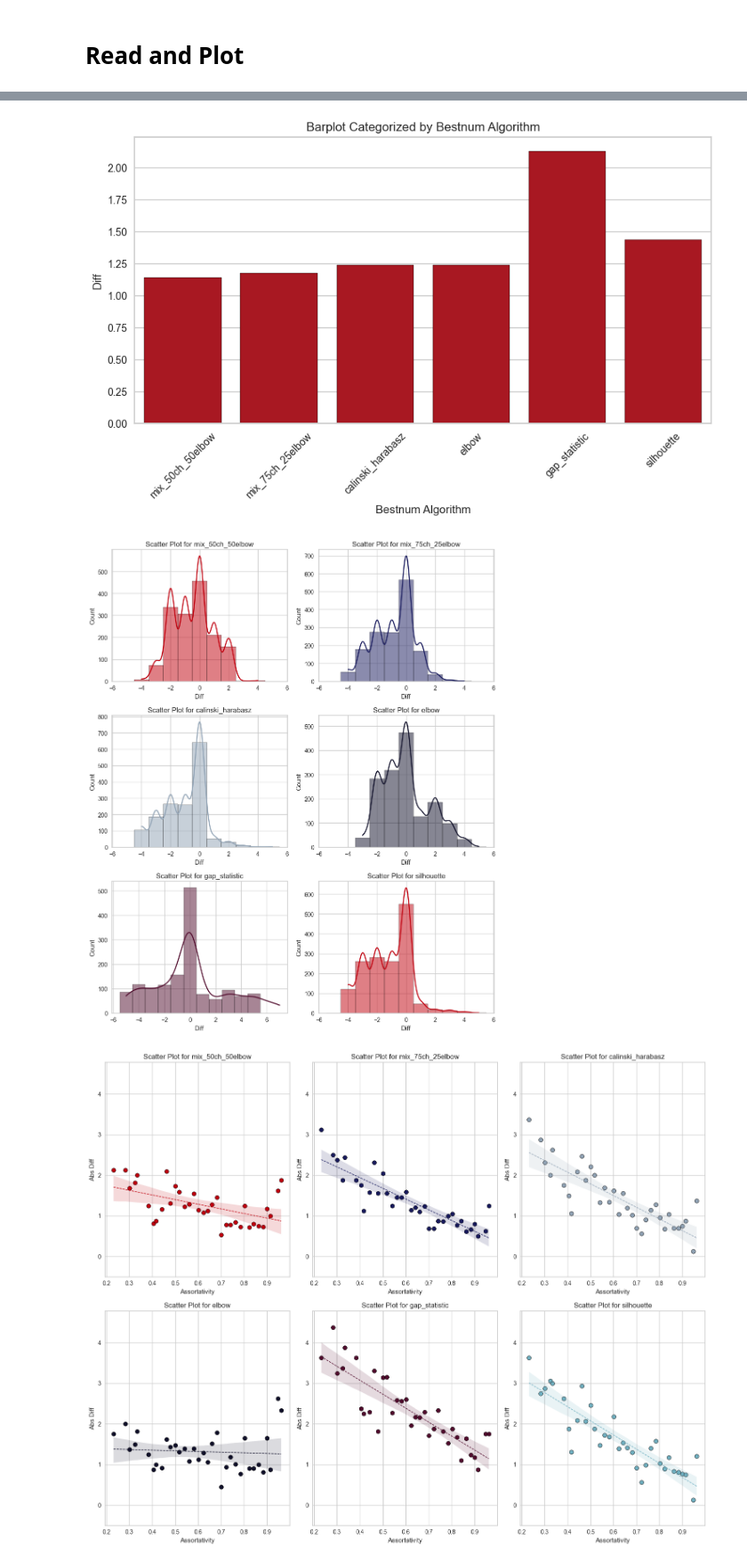
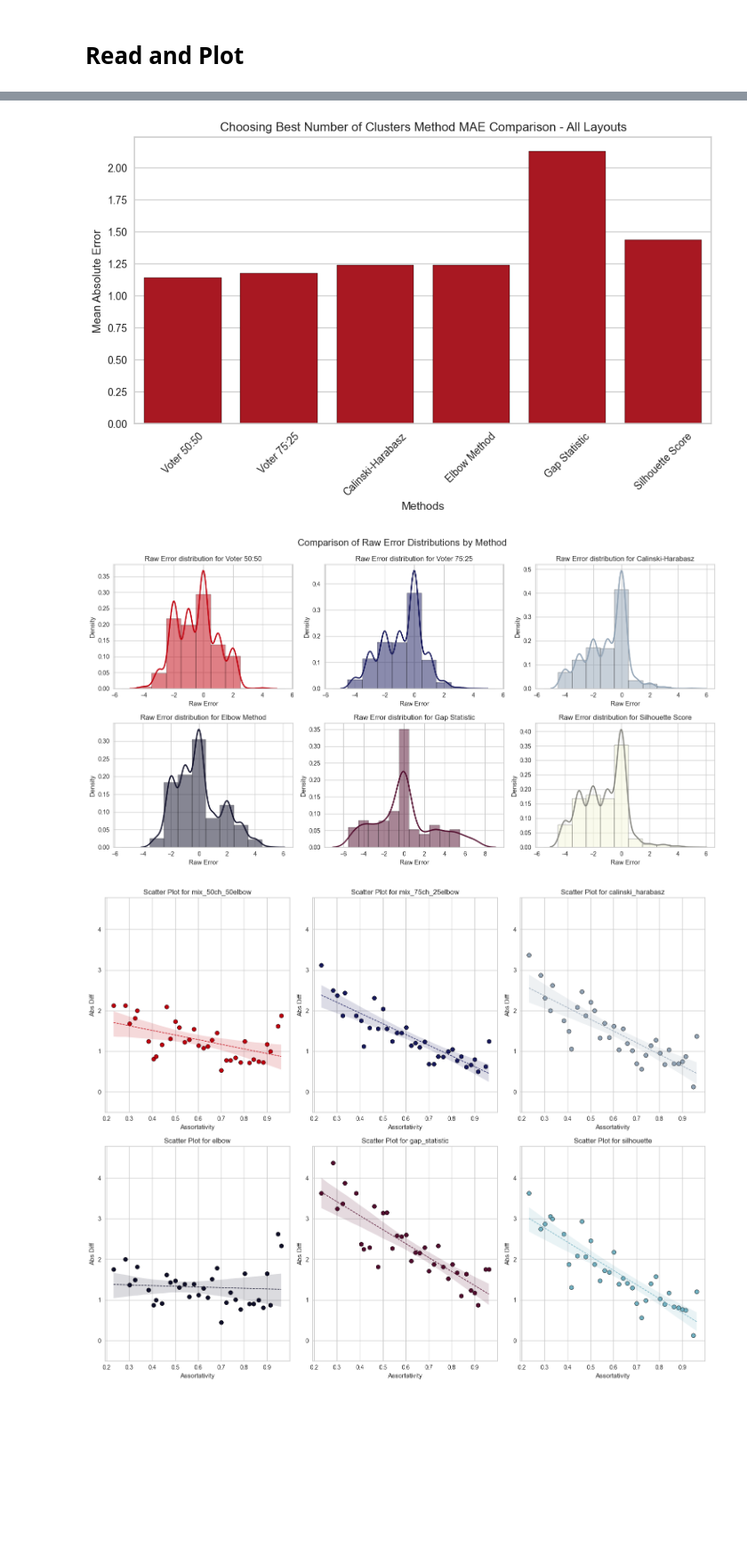
Before and after one commit to ARUMHC/Geometric-Properties-of-Graph-Visualization-Methods, a Jupyter notebook: code/NUM_CLUST_choosing_method/ANALYSIS_bestnum_all_layouts.ipynb, the cells around one changed output, grey strips where cells are left out. Shown at 89% size. Cells and saved outputs as stored; diff of their text form; code cells hidden in the pictures; blank space fills up the shorter version.

```diff
--- a/code/NUM_CLUST_choosing_method/ANALYSIS_bestnum_all_layouts.ipynb
+++ b/code/NUM_CLUST_choosing_method/ANALYSIS_bestnum_all_layouts.ipynb
@@ -16,7 +16,7 @@ import matplotlib.pyplot as plt
 
 # Define a custom color palette
 wake_up_and_its_over = ['#62B8CE','#885B59','#892203','#E5510D','#605E04']
-mammalian_sighting_reflex = ['#C0000D','#17195C','#91A3B5','#0F0F29','#510C2D', '#FCFCFC']
+mammalian_sighting_reflex = ['#C0000D','#17195C','#91A3B5','#0F0F29','#510C2D', '#D8D9D5']
 
 # Set the custom palette in Seaborn
 sns.set_palette(mammalian_sighting_reflex)
@@ -86,43 +86,59 @@ df_all_results.head()
 | 4 | 0 | 0.948207 | fruchterman_reingold | 2 | 4 | 100.0 | mix_50ch_50elbow | ... |
 # %%
 plt.figure(figsize=(10, 5))
-sns.barplot(x='bestnum_algo', y='abs_diff', data=df_all_results,estimator=np.mean, ci=False, edgecolor='black')
+ax = sns.barplot(x='bestnum_algo', y='abs_diff', data=df_all_results, estimator=np.mean, ci=False, edgecolor='black')
+
+# Define custom labels for the bars
+custom_labels = ['Voter 50:50', 'Voter 75:25', 'Calinski-Harabasz', 'Elbow Method', 'Gap Statistic', 'Silhouette Score']
 
 # Customize the plot
-plt.title('Barplot Categorized by Bestnum Algorithm')
-plt.xlabel('Bestnum Algorithm')
-plt.ylabel('Diff')
+plt.title('Choosing Best Number of Clusters Method MAE Comparison - All Layouts')
+plt.xlabel('Methods')
+plt.ylabel('Mean Absolute Error')
 plt.xticks(rotation=45)  # Rotate x-axis labels if needed
+
+
+# Set custom labels for the bars
+ax.set_xticklabels(custom_labels)
 
 # Show the plot
 plt.show()
 # %% [output]
-[figure, old version]
+[figure, new version]
 # %%
-palette_dict = dict(zip(df_all_results['bestnum_algo'].unique(), ['#C0000D','#17195C','#91A3B5','#0F0F29','#510C2D','#C0000D']))
+# mammalian_sighting_reflex = ['#C0000D','#17195C','#0F0F29','#510C2D','#F5F7DA', '#B3444C', '#343679', '#373749']
 
-# Create subplots
-fig, axes = plt.subplots(3, 2, figsize=(10, 12))
+palette_dict = dict(zip(df_all_results['bestnum_algo'].unique(), ['#C0000D','#17195C','#91A3B5','#0F0F29','#510C2D','#F5F7DA']))
+kde_palette_dict = dict(zip(df_all_results['bestnum_algo'].unique(), ['#C0000D','#17195C','#91A3B5','#0F0F29','#510C2D','#81817C']))
+
+
+# Create subplotsD8D9D5
+fig, axes = plt.subplots(2, 3, figsize=(15, 8))
 axes = axes.flatten()
 unique_algos = df_all_results['bestnum_algo'].unique()
 
 # Define the bin edges
 bin_edges = [-5.5,-4.5,-3.5,-2.5,-1.5,-0.5, 0.5, 1.5, 2.5, 3.5, 4.5, 5.5]
+custom_labels = ['Voter 50:50', 'Voter 75:25', 'Calinski-Harabasz', 'Elbow Method', 'Gap Statistic', 'Silhouette Score']
 
 # Iterate over each subplot and unique bestnum_algo
-for ax, algo in zip(axes, unique_algos):
+for ax, algo, custom_label  in zip(axes, unique_algos, custom_labels):
     # Filter data for the current bestnum_algo
     subset = df_all_results[df_all_results['bestnum_algo'] == algo]
-    sns.histplot(data=subset, x='diff', bins=bin_edges, kde=True, ax=ax, color=palette_dict[algo])
+    sns.histplot(data=subset, x='diff', bins=bin_edges, kde=True, ax=ax, color=palette_dict[algo], stat='density')
+    sns.kdeplot(data=subset, x='diff', ax=ax, color=kde_palette_dict[algo], linewidth=2)
+
     # Customize the subplot
-    ax.set_title(f'Scatter Plot for {algo}')
-    ax.set_xlabel('Diff')
+    ax.set_title(f'Raw Error distribution for {custom_label}')
+    ax.set_xlabel('Raw Error')
     # ax.set_ylabel('Abs Diff')
+
+fig.suptitle('Comparison of Raw Error Distributions by Method', fontsize=16)
 
 plt.tight_layout()
 plt.show()
 # %% [output]
-[figure, old version]
+[figure, new version]
 # %%
 import pandas as pd
 import seaborn as sns
```
Also changed, not shown: parts of 5 cells of this notebook, 1 other file.
